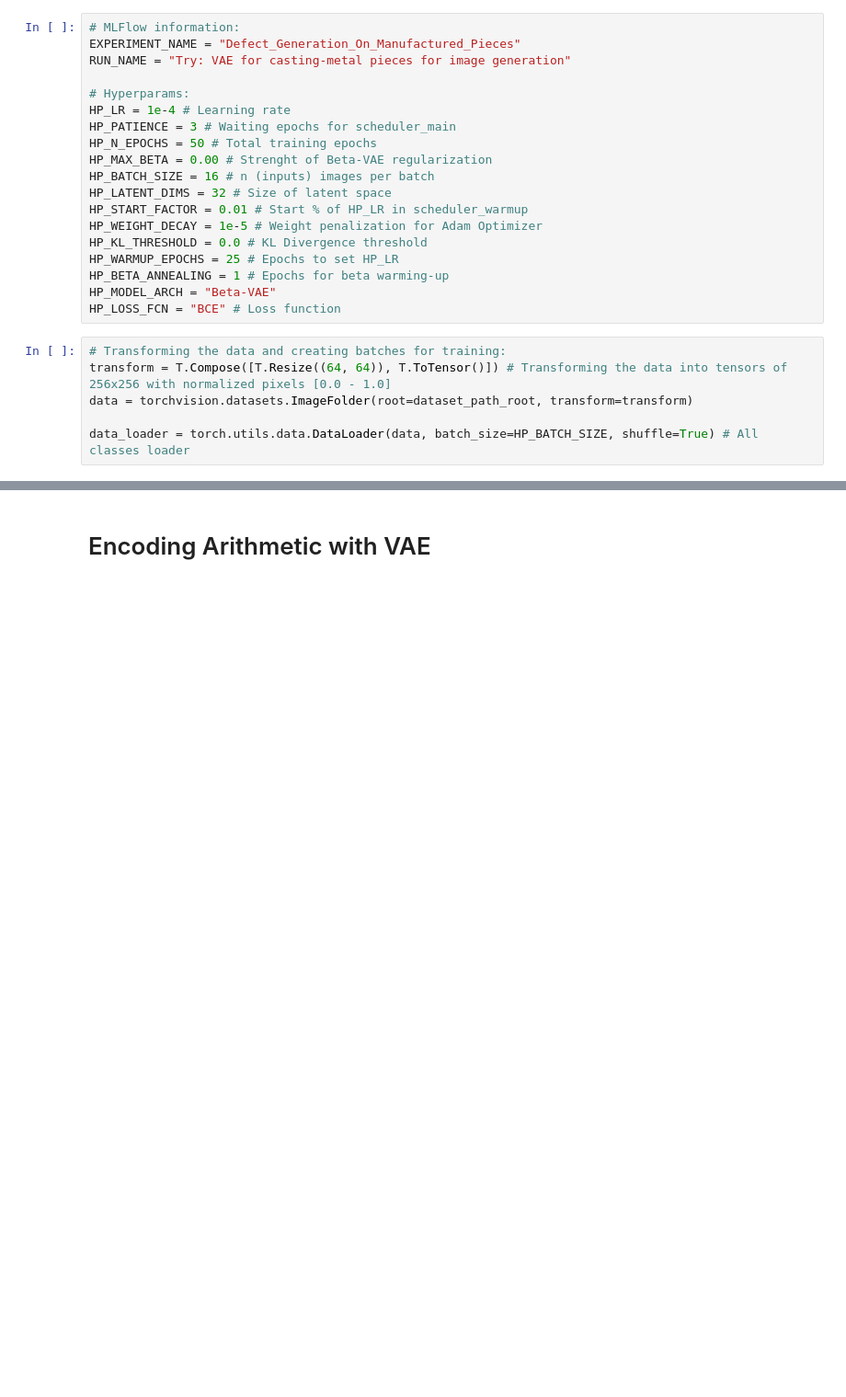
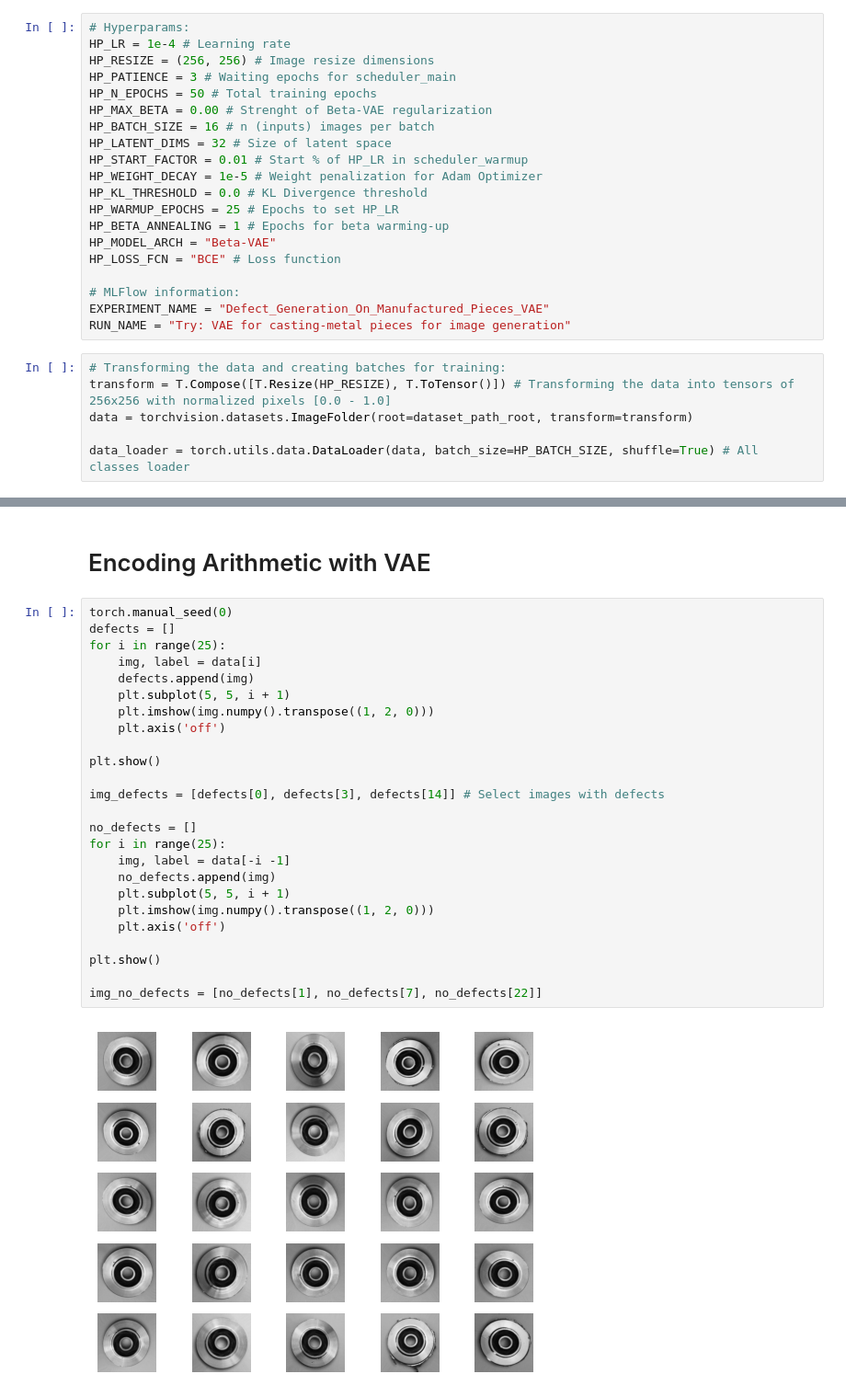
Before and after one commit to StevoAngel/3D_Defect_Models, a Jupyter notebook: notebooks/11.vae_casting.ipynb, the cells around one changed output, grey strips where cells are left out. Shown at 92% size. Drawn from its saved outputs; the diff is of its cells as text; blank space fills up the shorter version.

```diff
--- a/notebooks/11.vae_casting.ipynb
+++ b/notebooks/11.vae_casting.ipynb
@@ -232,12 +226,9 @@ def plot_epoch(save_path=None, latent_dims=100, vae_model=None):
 # %% [markdown]
 # Training the VAE model
 # %%
-# MLFlow information:
-EXPERIMENT_NAME = "Defect_Generation_On_Manufactured_Pieces"
-RUN_NAME = "Try: VAE for casting-metal pieces for image generation"
-
 # Hyperparams:
 HP_LR = 1e-4 # Learning rate
+HP_RESIZE = (256, 256) # Image resize dimensions
 HP_PATIENCE = 3 # Waiting epochs for scheduler_main
 HP_N_EPOCHS = 50 # Total training epochs
 HP_MAX_BETA = 0.00 # Strenght of Beta-VAE regularization
@@ -250,9 +241,13 @@ HP_WARMUP_EPOCHS = 25 # Epochs to set HP_LR
 HP_BETA_ANNEALING = 1 # Epochs for beta warming-up
 HP_MODEL_ARCH = "Beta-VAE"
 HP_LOSS_FCN = "BCE" # Loss function
+
+# MLFlow information:
+EXPERIMENT_NAME = "Defect_Generation_On_Manufactured_Pieces_VAE"
+RUN_NAME = "Try: VAE for casting-metal pieces for image generation"
 # %%
 # Transforming the data and creating batches for training:
-transform = T.Compose([T.Resize((64, 64)), T.ToTensor()]) # Transforming the data into tensors of 256x256 with normalized pixels [0.0 - 1.0]
+transform = T.Compose([T.Resize(HP_RESIZE), T.ToTensor()]) # Transforming the data into tensors of 256x256 with normalized pixels [0.0 - 1.0]
 data = torchvision.datasets.ImageFolder(root=dataset_path_root, transform=transform)
 
 data_loader = torch.utils.data.DataLoader(data, batch_size=HP_BATCH_SIZE, shuffle=True) # All classes loader
@@ -431,2 +367,29 @@ with torch.no_grad():
 # %% [markdown]
 # Encoding Arithmetic with VAE
+# %%
+torch.manual_seed(0)
+defects = []
+for i in range(25):
+    img, label = data[i]
+    defects.append(img)
+    plt.subplot(5, 5, i + 1)
+    plt.imshow(img.numpy().transpose((1, 2, 0)))
+    plt.axis('off')
+
+plt.show()
+
+img_defects = [defects[0], defects[3], defects[14]] # Select images with defects
+
+no_defects = []
+for i in range(25):
+    img, label = data[-i -1]
+    no_defects.append(img)
+    plt.subplot(5, 5, i + 1)
+    plt.imshow(img.numpy().transpose((1, 2, 0)))
+    plt.axis('off')
+
+plt.show()
+
+img_no_defects = [no_defects[1], no_defects[7], no_defects[22]]
+# %% [output]
+[figure, added]
```
Also changed, not shown: parts of 6 cells of this notebook, 1 other file.
